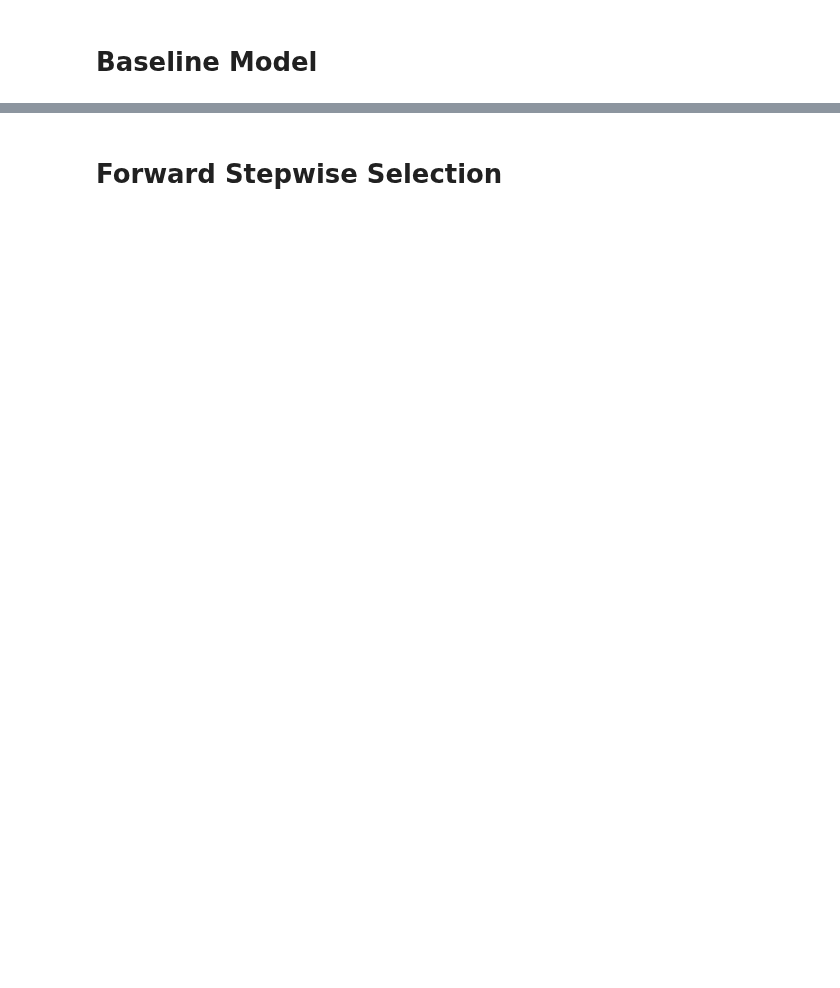
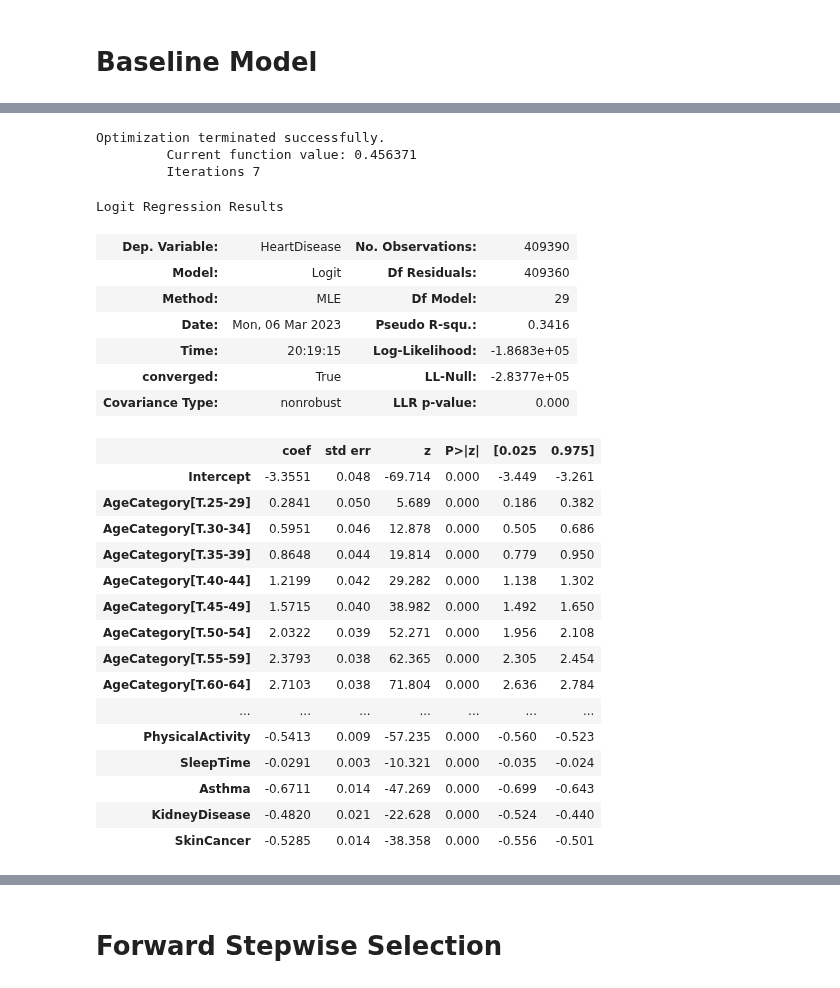
Before and after one commit to JerayuT/Group-5-WQ23-Data-Science, a Jupyter notebook: Project Analysis.ipynb, the cells around one changed output, grey strips where cells are left out. Drawn from its saved outputs; the diff is of its cells as text; code cells hidden in the pictures; blank space fills up the shorter version.

```diff
--- a/Project Analysis.ipynb
+++ b/Project Analysis.ipynb
@@ -256 +199,33 @@ def confusion_matrix_data(data,actual_values,model,cutoff=0.5):
+# %%
+#Take out AlcoholDrinking + Race
+model_reasoning = sm.logit(formula = 'HeartDisease~BMI+Smoking+Stroke+PhysicalHealth+MentalHealth+DiffWalking+Sex+AgeCategory+Diabetic+PhysicalActivity+GenHealth+SleepTime+Asthma+KidneyDisease+SkinCancer', data = train_smote).fit()
+model_reasoning.summary()
+# %% [output]
+Optimization terminated successfully.
+         Current function value: 0.456371
+         Iterations 7
+Logit Regression Results
+| Dep. Variable: | HeartDisease | No. Observations: | 409390 |
+| Model: | Logit | Df Residuals: | 409360 |
+| Method: | MLE | Df Model: | 29 |
+| Date: | Mon, 06 Mar 2023 | Pseudo R-squ.: | 0.3416 |
+| Time: | 20:19:15 | Log-Likelihood: | -1.8683e+05 |
+| converged: | True | LL-Null: | -2.8377e+05 |
+| Covariance Type: | nonrobust | LLR p-value: | 0.000 |
+|  | coef | std err | z | P>|z| | [0.025 | 0.975] |
+| Intercept | -3.3551 | 0.048 | -69.714 | 0.000 | -3.449 | -3.261 |
+| AgeCategory[T.25-29] | 0.2841 | 0.050 | 5.689 | 0.000 | 0.186 | 0.382 |
+| AgeCategory[T.30-34] | 0.5951 | 0.046 | 12.878 | 0.000 | 0.505 | 0.686 |
+| AgeCategory[T.35-39] | 0.8648 | 0.044 | 19.814 | 0.000 | 0.779 | 0.950 |
+| AgeCategory[T.40-44] | 1.2199 | 0.042 | 29.282 | 0.000 | 1.138 | 1.302 |
+| AgeCategory[T.45-49] | 1.5715 | 0.040 | 38.982 | 0.000 | 1.492 | 1.650 |
+| AgeCategory[T.50-54] | 2.0322 | 0.039 | 52.271 | 0.000 | 1.956 | 2.108 |
+| AgeCategory[T.55-59] | 2.3793 | 0.038 | 62.365 | 0.000 | 2.305 | 2.454 |
+| AgeCategory[T.60-64] | 2.7103 | 0.038 | 71.804 | 0.000 | 2.636 | 2.784 |
+| ... | ... | ... | ... | ... | ... | ... |
+| PhysicalActivity | -0.5413 | 0.009 | -57.235 | 0.000 | -0.560 | -0.523 |
+| SleepTime | -0.0291 | 0.003 | -10.321 | 0.000 | -0.035 | -0.024 |
+| Asthma | -0.6711 | 0.014 | -47.269 | 0.000 | -0.699 | -0.643 |
+| KidneyDisease | -0.4820 | 0.021 | -22.628 | 0.000 | -0.524 | -0.440 |
+| SkinCancer | -0.5285 | 0.014 | -38.358 | 0.000 | -0.556 | -0.501 |
 # %%
```
Also changed, not shown: parts of 32 cells of this notebook.
